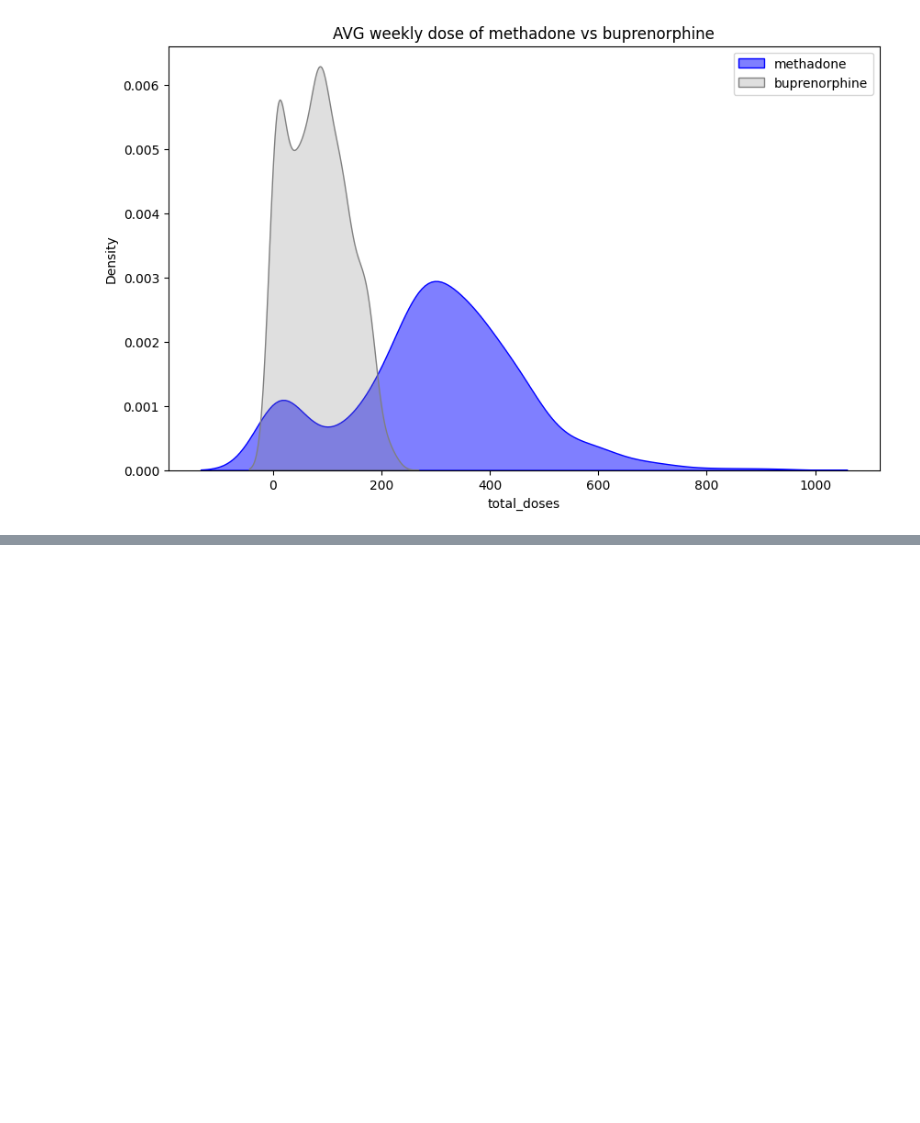
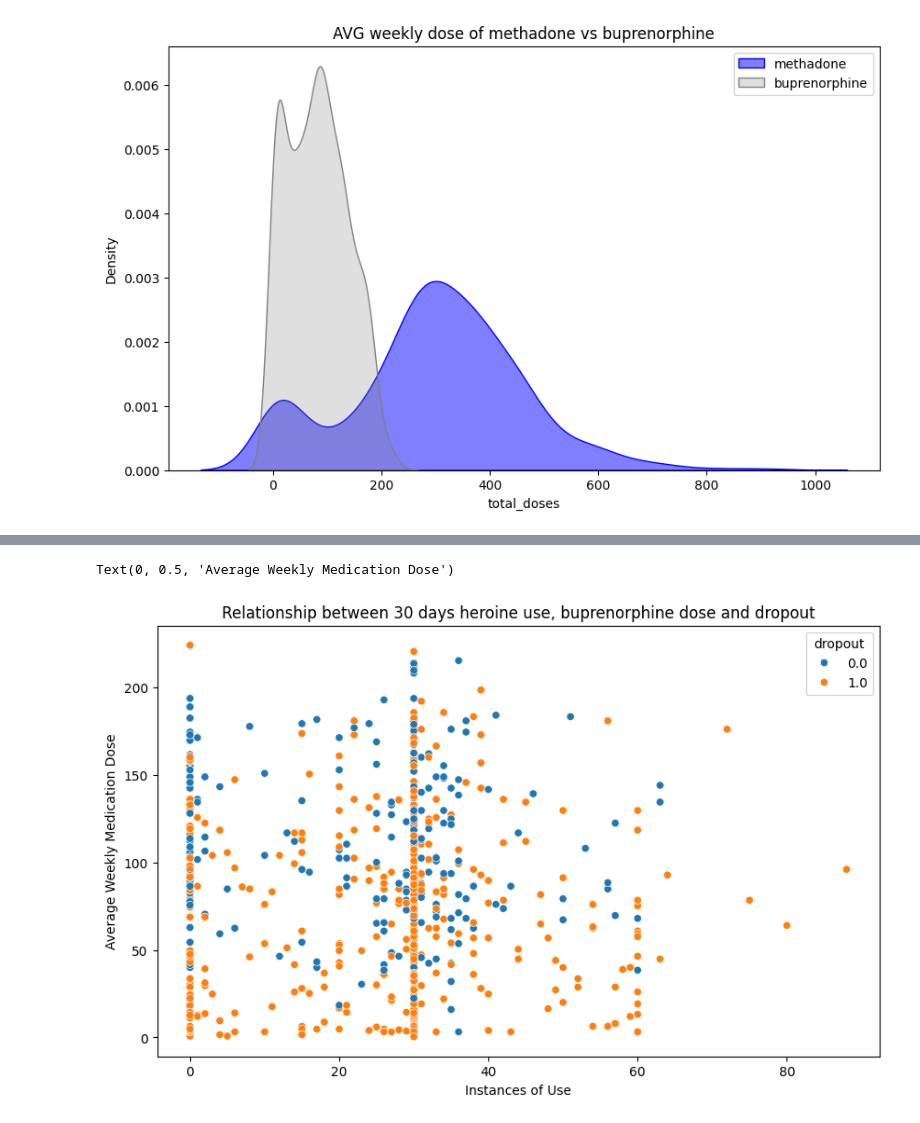
Before and after one commit to DanHerman212/precision_medicine, a Jupyter notebook: code/3_data_visualization.ipynb, the cells around one changed output, grey strips where cells are left out. Drawn from its saved outputs; the diff is of its cells as text; code cells hidden in the pictures; blank space fills up the shorter version.

```diff
--- a/code/3_data_visualization.ipynb
+++ b/code/3_data_visualization.ipynb
@@ -101,0 +102,11 @@ test_results
+# %%
+# create bupe df
+buprenorphine = data[[col for col in data.columns if 'buprenorphine' in col]]
+
+buprenorphine = buprenorphine.loc[~(buprenorphine==0).all(axis=1)]
+
+buprenorphine = buprenorphine.index
+
+buprenorphine = data.loc[buprenorphine].drop(columns=[col for col in data.columns if 'methadone' in col])
+
+buprenorphine
@@ -101,0 +127,10 @@ test_results
+# %%
+# plot relationship between rbs_heroine, buprenorphine dose and dropout
+plt.figure(figsize=(10, 6))
+sns.scatterplot(x='rbs_heroine', y='avg_buprenorphine_dose', hue='dropout', data=buprenorphine)
+plt.title('Relationship between 30 days heroine use, buprenorphine dose and dropout')
+plt.xlabel('Instances of Use')
+plt.ylabel('Average Weekly Medication Dose')
+# %% [output]
+Text(0, 0.5, 'Average Weekly Medication Dose')
+[figure, added]
```
Also changed, not shown: parts of 15 cells of this notebook.
